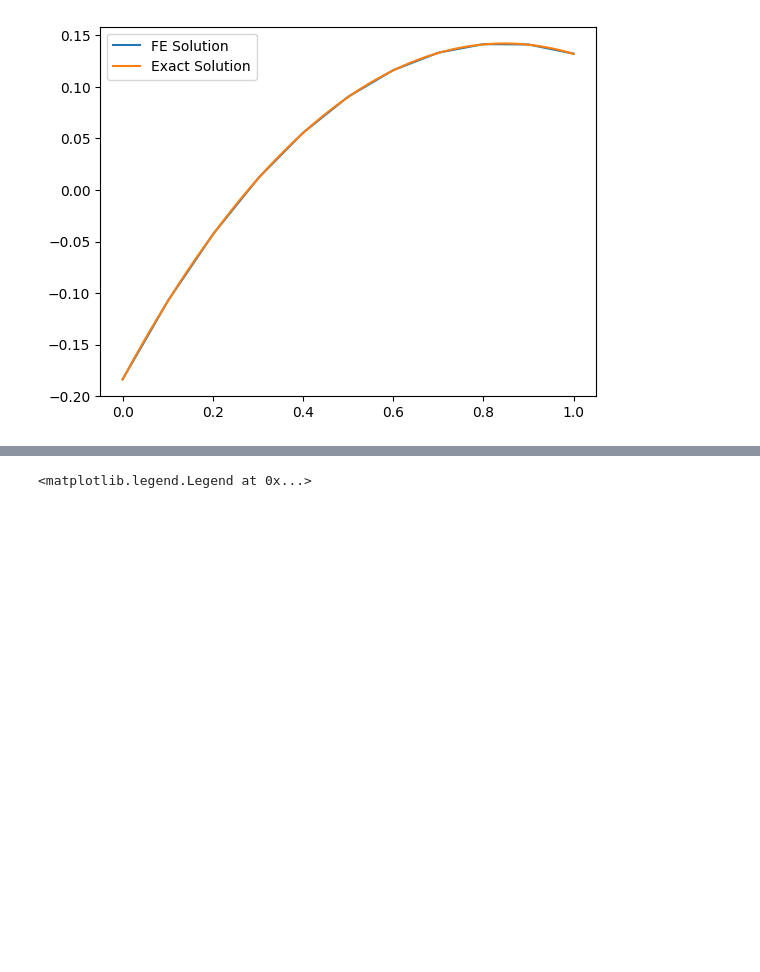
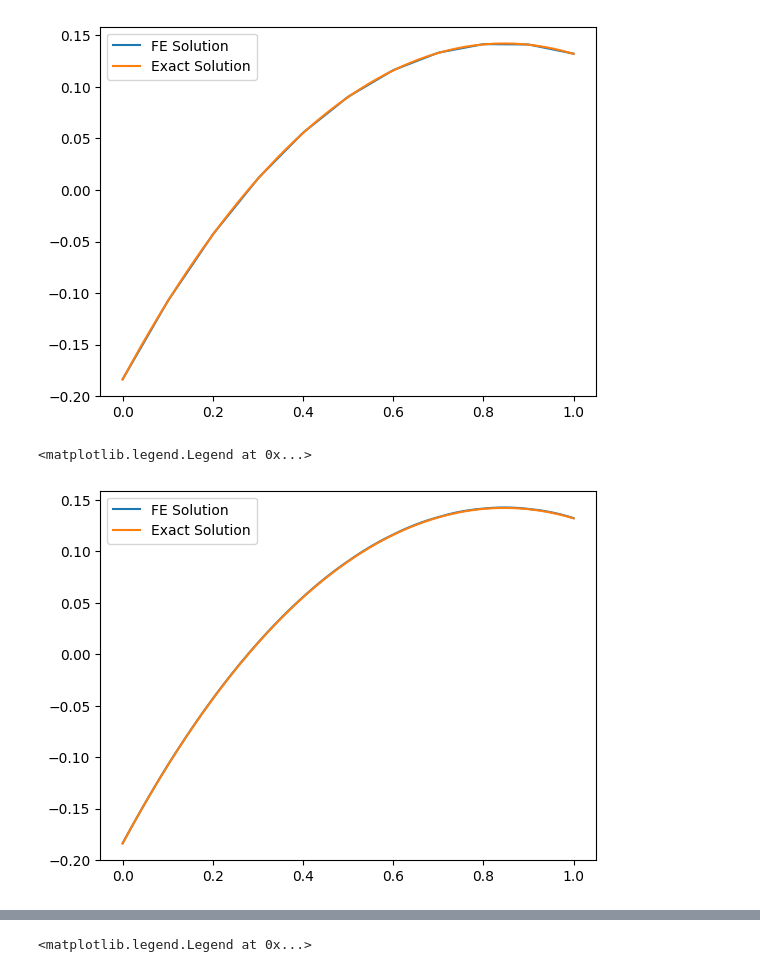
Before and after one commit to AvanishMeedimale/finite-element, a Jupyter notebook: 1D_finite_element (1).ipynb, the cells around one changed output, grey strips where cells are left out. Cells and saved outputs as stored; diff of their text form; code cells hidden in the pictures; blank space fills up the shorter version.

```diff
--- a/1D_finite_element (1).ipynb
+++ b/1D_finite_element (1).ipynb
@@ -665,4 +723,51 @@ plt.legend()
 # %% [output]
 <matplotlib.legend.Legend at 0x...>
 [figure]
+# %%
+def sigma(i,x,deriv=False):
+    if 0 <= i <= N+1:
+        return phi(i,x,deriv=deriv)
+    if N+2 <= i <= 2*N+2:
+        return psi(i-(N+1),x,deriv=deriv)
+
+A = np.zeros((2*N+3, 2*N+3))
+f_array = np.empty(2*N+3)
+
+for i in range(2*N+3):
+    A[i,i] = bilinear_form(sigma,i,sigma,i)
+
+for i in range(2*N+2):
+    A[i,i+1] = bilinear_form(sigma,i+1,sigma,i) # Should be 0
+    A[i+1,i] = bilinear_form(sigma,i,sigma,i+1) # Should be 0
+
+for i in range(2*N+3):
+    f_array[i] = linear_functional(sigma,i)
+
+A[0,0] += -a(0)*beta*phi(0,0)*phi(0,0) # Only phi_0 is non zero at x=0
+A[N+1,N+1] += - a(1)*beta*phi(N+1,1)*phi(N+1,1) # Only phi_{N+1} is non zero at x=1
+
+f_array[0] += a(0)*g0*phi(0,0) # Only phi_0 is non zero at x=0
+f_array[N+1] += -a(1)*g1*phi(N+1,1) # Only phi_{N+1} is non zero at x=1
+
+U = np.linalg.solve(A, f_array)
+
+def u0(x):
+    approx = 0
+    for i in range(N+2):
+        approx += U[i]*phi(i,x)
+    for i in range(N+1):
+        approx += U[i+N+2]*psi(i+1,x)
+    return approx
+
+def u_exact(x):
+    e = np.e
+    return -e**(x-1)/2-e**(-x)+1
+
+xes = np.linspace(0,1,200)
+plt.plot(xes, [u0(x) for x in xes], label = "FE Solution")
+plt.plot(xes, [u_exact(x) for x in xes], label = "Exact Solution")
+plt.legend()
+# %% [output]
+<matplotlib.legend.Legend at 0x...>
+[figure, added]
 # %% [markdown]
```
Also changed, not shown: parts of 14 cells of this notebook.
